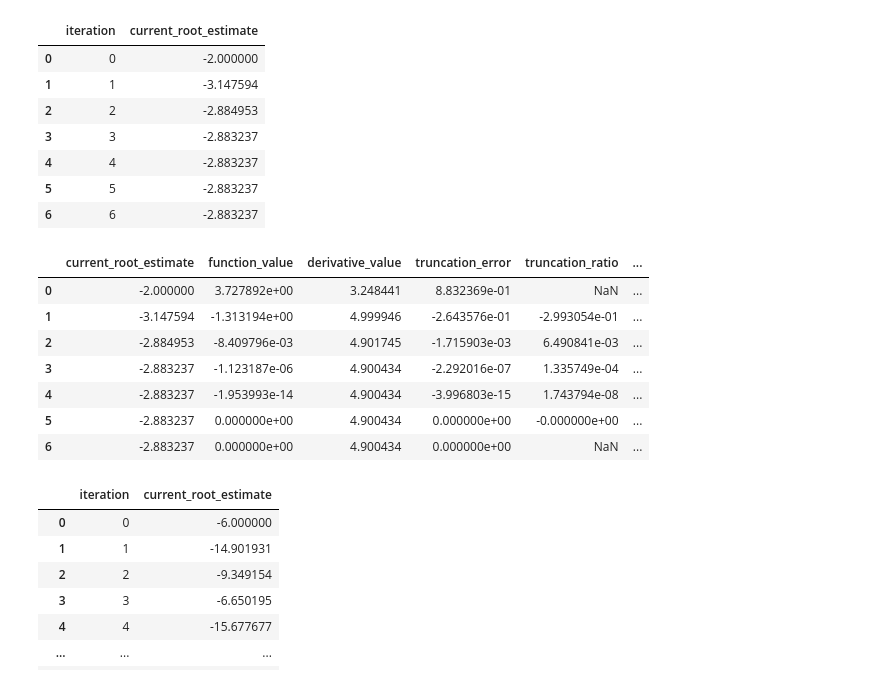
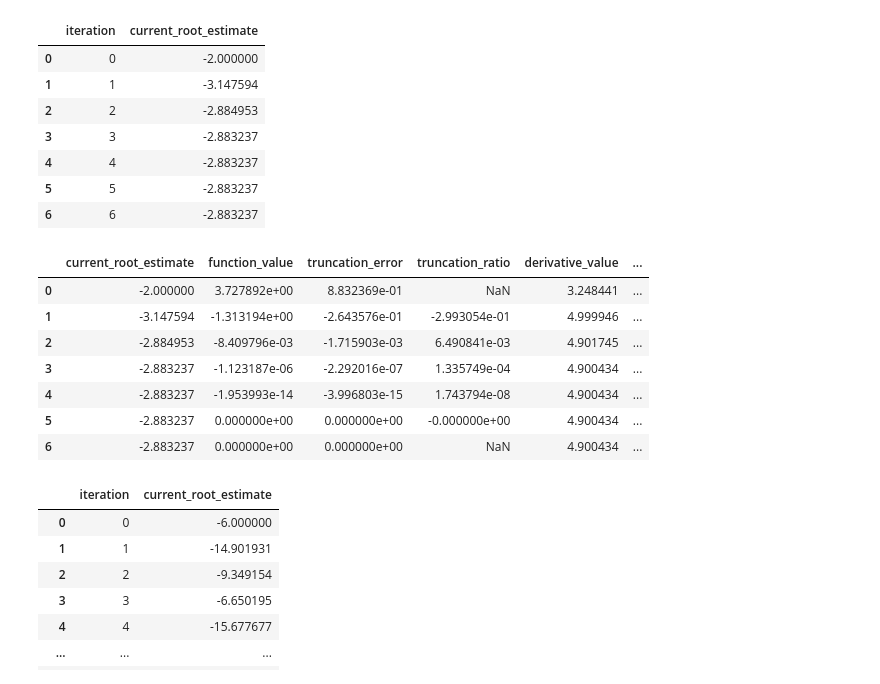
Before and after one commit to EasonSYC/catam-example-project, a Jupyter notebook: src/notebook.ipynb, the cells around one changed output. Saved outputs shown, nothing was run; the diff lists cells and outputs as text; code cells hidden in the pictures.

```diff
--- a/src/notebook.ipynb
+++ b/src/notebook.ipynb
@@ -192,11 +184,12 @@ def plot_fixed_point_iteration_graph(function,
     ax.legend()
 # %%
 def truncation_errors(function,
-                      root_estimate: pd.DataFrame) -> pd.DataFrame:
+                      root_estimate: pd.DataFrame,
+                      root: float) -> pd.DataFrame:
     truncation_errors: pd.DataFrame = pd.DataFrame(root_estimate).drop(columns=["iteration"])
 
     truncation_errors["function_value"] = function(truncation_errors["current_root_estimate"])
-    truncation_errors["truncation_error"] = truncation_errors["current_root_estimate"] - x_ast
+    truncation_errors["truncation_error"] = truncation_errors["current_root_estimate"] - root
     truncation_errors["truncation_ratio"] = truncation_errors["truncation_error"] / truncation_errors["truncation_error"].shift(1)
 
 
@@ -497,6 +490,15 @@ def newton_raphson_iteration(
     return fixed_point_iteration(lambda x: x - function(x) / derivative(x), x, term_difference=term_difference, max_iteration=max_iteration)
 # %% [markdown]
 ## Question 5
+# %%
+def intermediate_data(function,
+                      root_estimate: pd.DataFrame,
+                      root: float) -> pd.DataFrame:
+    intermediate_data: pd.DataFrame = truncation_errors(function, root_estimate, root)
+    intermediate_data["derivative_value"] = df(intermediate_data["current_root_estimate"])
+    intermediate_data["truncation_ratio_squared"] = intermediate_data["truncation_error"] / np.pow(intermediate_data["truncation_error"].shift(1), 2)
+
+    return intermediate_data
 # %% [markdown]
 ### Equation 4
 # %%
@@ -535,24 +552,18 @@ root_estimate
 | 5 | 5 | -2.883237 |
 | 6 | 6 | -2.883237 |
 # %%
-intermediate_data: pd.DataFrame = pd.DataFrame(root_estimate).drop(columns=["iteration"])
-
-intermediate_data["function_value"] = f(intermediate_data["current_root_estimate"])
-intermediate_data["derivative_value"] = df(intermediate_data["current_root_estimate"])
-intermediate_data["truncation_error"] = intermediate_data["current_root_estimate"] - x_ast
-intermediate_data["truncation_ratio"] = intermediate_data["truncation_error"] / intermediate_data["truncation_error"].shift(1)
-intermediate_data["truncation_ratio_squared"] = intermediate_data["truncation_error"] / np.pow(intermediate_data["truncation_error"].shift(1), 2)
-
-intermediate_data
+data: pd.DataFrame = intermediate_data(f, root_estimate, x_ast)
+data.to_csv('../data/question-5-eq-4-2-converge-quick.csv')
+data
 # %% [output]
-|  | current_root_estimate | function_value | derivative_value | truncation_error | truncation_ratio | ... |
-| 0 | -2.000000 | 3.727892e+00 | 3.248441 | 8.832369e-01 | NaN | ... |
-| 1 | -3.147594 | -1.313194e+00 | 4.999946 | -2.643576e-01 | -2.993054e-01 | ... |
-| 2 | -2.884953 | -8.409796e-03 | 4.901745 | -1.715903e-03 | 6.490841e-03 | ... |
-| 3 | -2.883237 | -1.123187e-06 | 4.900434 | -2.292016e-07 | 1.335749e-04 | ... |
-| 4 | -2.883237 | -1.953993e-14 | 4.900434 | -3.996803e-15 | 1.743794e-08 | ... |
-| 5 | -2.883237 | 0.000000e+00 | 4.900434 | 0.000000e+00 | -0.000000e+00 | ... |
-| 6 | -2.883237 | 0.000000e+00 | 4.900434 | 0.000000e+00 | NaN | ... |
+|  | current_root_estimate | function_value | truncation_error | truncation_ratio | derivative_value | ... |
+| 0 | -2.000000 | 3.727892e+00 | 8.832369e-01 | NaN | 3.248441 | ... |
+| 1 | -3.147594 | -1.313194e+00 | -2.643576e-01 | -2.993054e-01 | 4.999946 | ... |
+| 2 | -2.884953 | -8.409796e-03 | -1.715903e-03 | 6.490841e-03 | 4.901745 | ... |
+| 3 | -2.883237 | -1.123187e-06 | -2.292016e-07 | 1.335749e-04 | 4.900434 | ... |
+| 4 | -2.883237 | -1.953993e-14 | -3.996803e-15 | 1.743794e-08 | 4.900434 | ... |
+| 5 | -2.883237 | 0.000000e+00 | 0.000000e+00 | -0.000000e+00 | 4.900434 | ... |
+| 6 | -2.883237 | 0.000000e+00 | 0.000000e+00 | NaN | 4.900434 | ... |
 # %%
 root_estimate = pd.DataFrame(newton_raphson_iteration(f, df, -6))
 root_estimate
```
Also changed, not shown: parts of 21 cells of this notebook, 16 other files.
